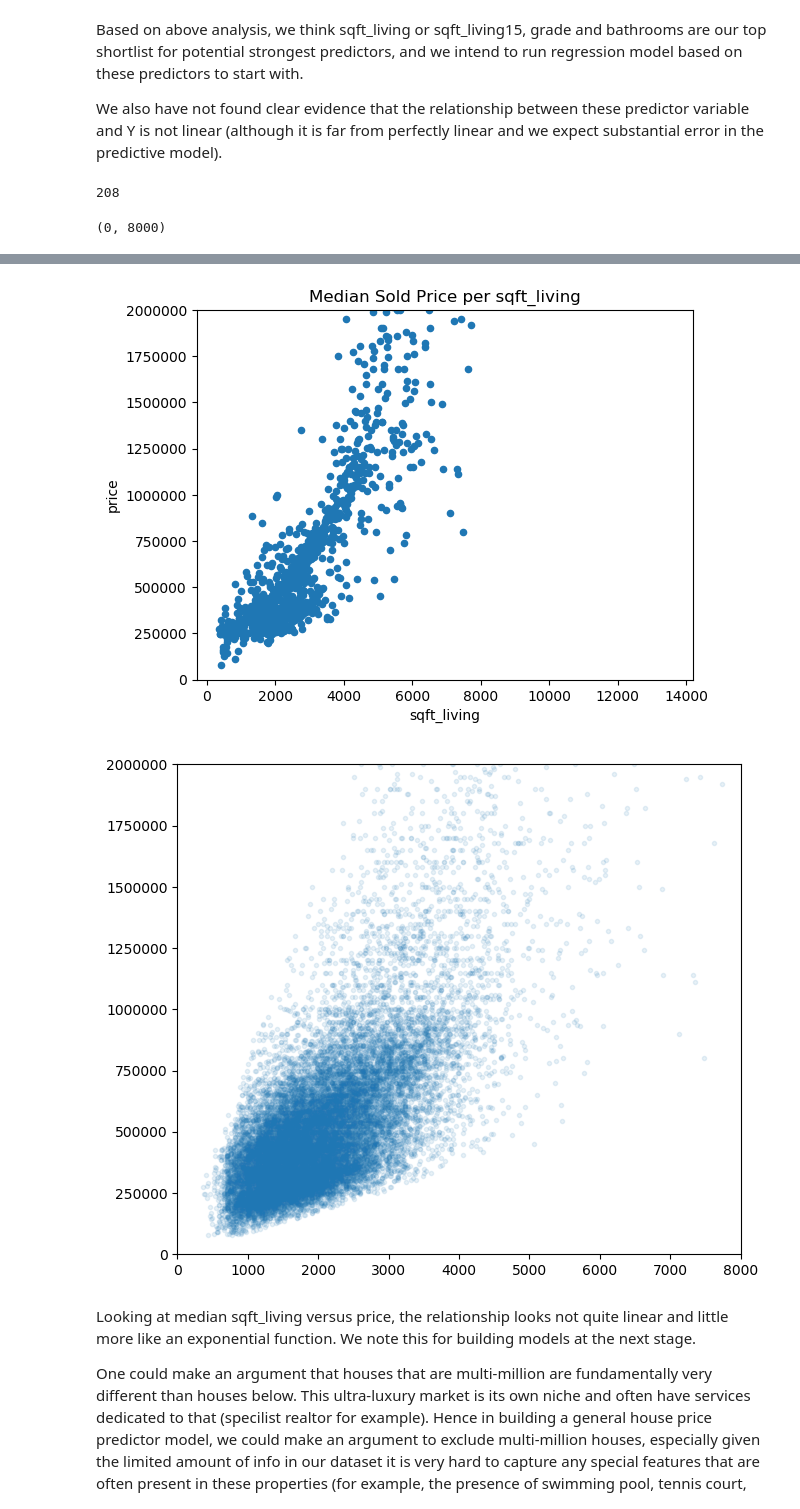
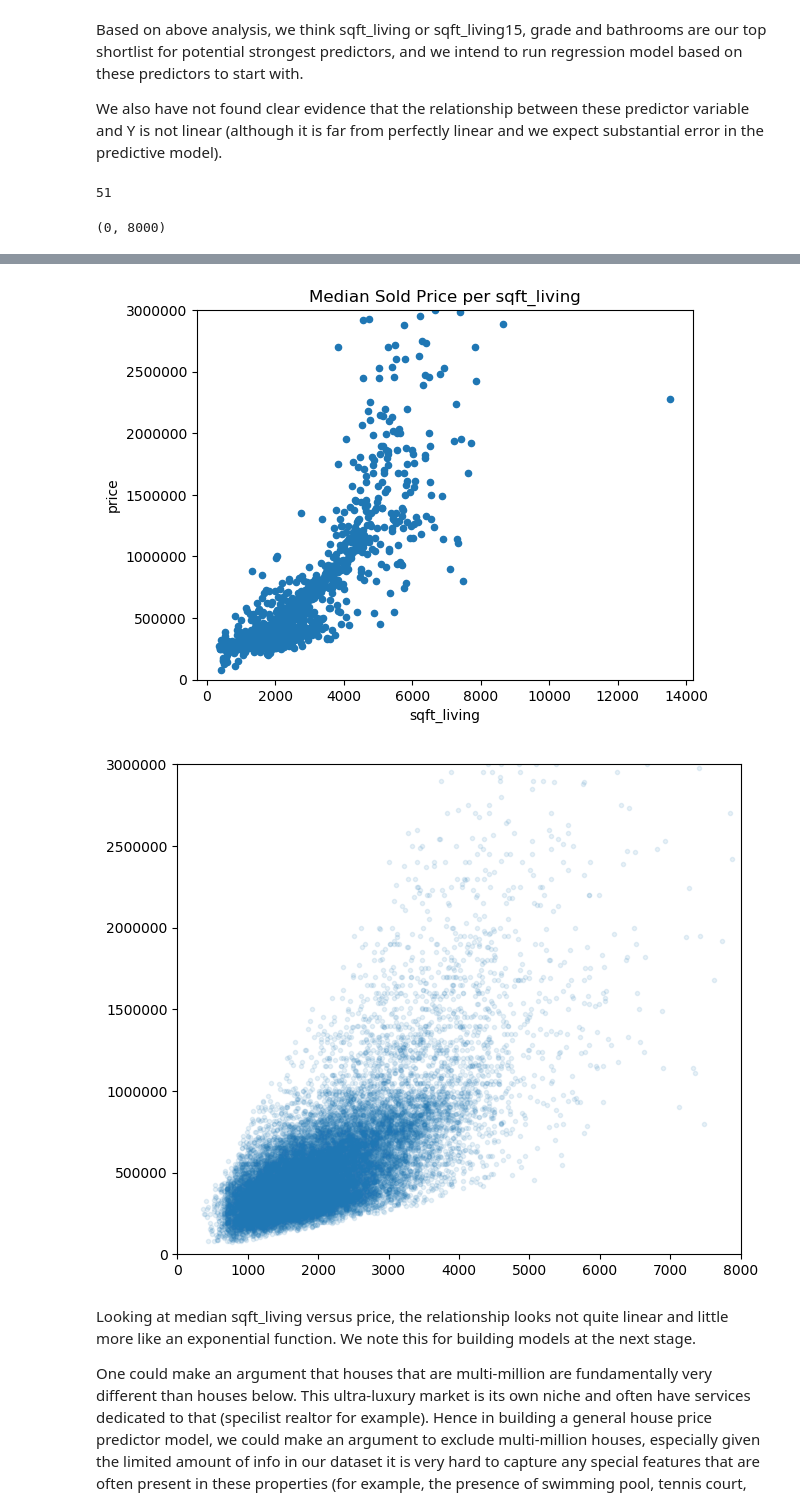
Before and after one commit to tinacliu/dsc-mod1_project, a Jupyter notebook: final project analysis.ipynb, the cells around one changed output, grey strips where cells are left out. Cells and saved outputs as stored; diff of their text form; code cells hidden in the pictures.

```diff
--- a/final project analysis.ipynb
+++ b/final project analysis.ipynb
@@ -830,31 +830,31 @@ Based on above analysis, we think sqft_living or sqft_living15, grade and bathro
 We also have not found clear evidence that the relationship between these predictor variable and Y is not linear (although it is far from perfectly linear and we expect substantial error in the predictive model).
 # %%
 
-# how many properties are more than 2 mil
-display(clean_df[clean_df['price'] >= 2_000_000].shape[0])
+# how many properties are more than 3 mil
+display(clean_df[clean_df['price'] >= 3_000_000].shape[0])
 
 plot_med_scatter(clean_df, 'sqft_living', 'price')
 plt.title('Median Sold Price per sqft_living')
 
 
 plot_med_scatter(clean_df, 'sqft_living', 'price')
 plt.title('Median Sold Price per sqft_living')
-plt.ylim(0,2_000_000)
+plt.ylim(0,3_000_000)
 
 
 plt.figure(figsize=(16,14))
 # plt.title('To Study the dispersion of potential independent variables')
 
 plt.subplot(2,2,1)
 plt.scatter(clean_df.sqft_living, clean_df.price, marker='.', alpha=0.1)
-plt.ylim(0,2_000_000)
+plt.ylim(0,3_000_000)
 plt.xlim(0,8000)
 # %% [output]
-208
+51
 (0, 8000)
 [figure]
-[figure, old version]
+[figure, new version]
-[figure, old version]
+[figure, new version]
 # %% [markdown]
 Looking at median sqft_living versus price, the relationship looks not quite linear and little more like an exponential function. We note this for building models at the next stage.
 
```
Also changed, not shown: parts of 15 cells of this notebook.
